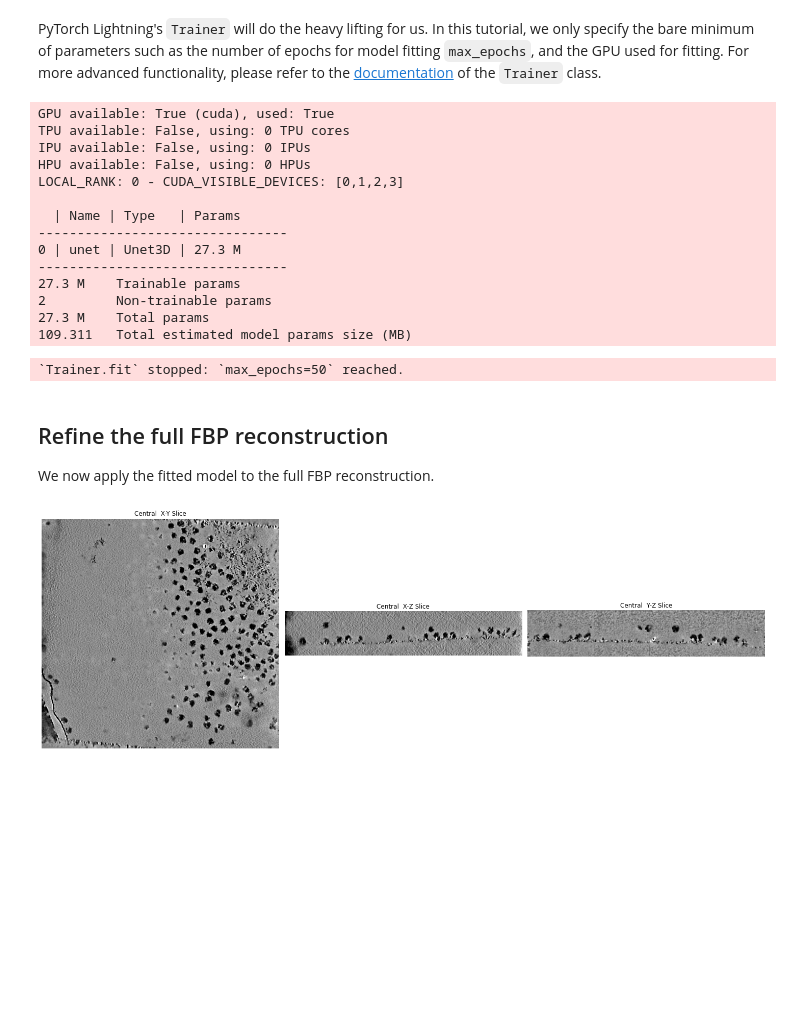
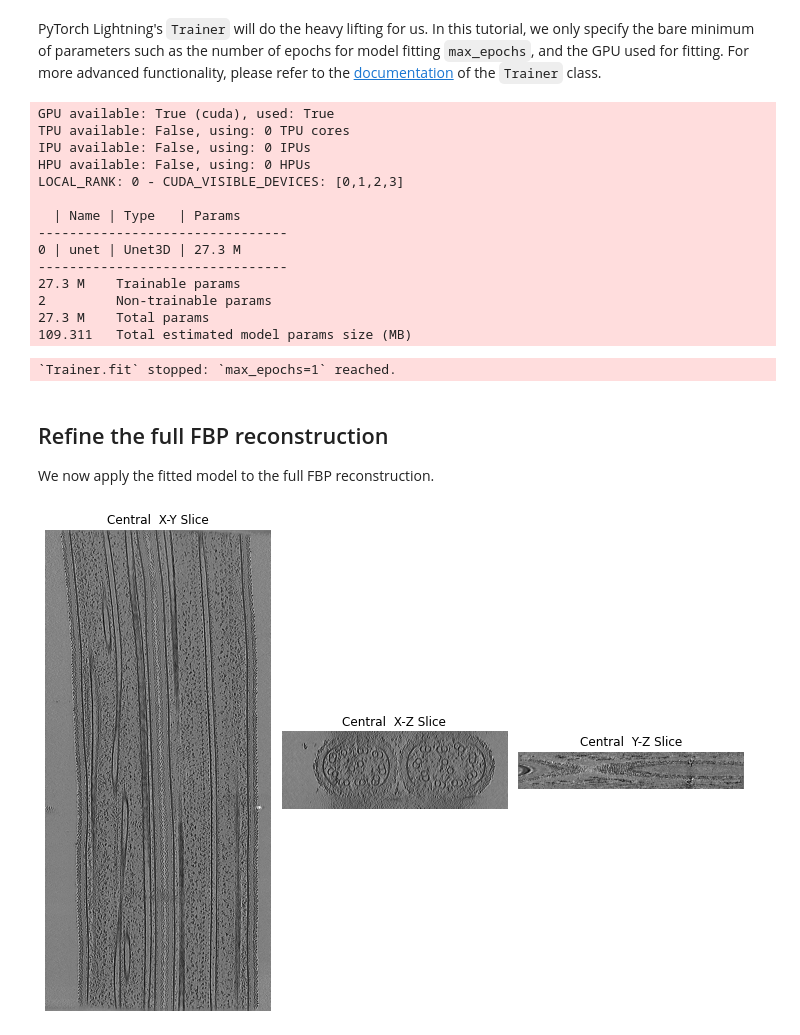
Before and after one commit to MLI-lab/DeepDeWedge, a Jupyter notebook: tutorial.ipynb, the cells around one changed output. Saved outputs shown, nothing was run; the diff lists cells and outputs as text; code cells hidden in the pictures; blank space fills up the shorter version.

```diff
--- a/tutorial.ipynb
+++ b/tutorial.ipynb
@@ -94,15 +112,15 @@ for k in range(3):
 We create a fitting and a validation dataloader which return batches of elements from the fitting and validation sets:
 # %%
 batch_size = 5
-num_workers = 10
+num_workers = 30
 
-fitting_dataloader = DataLoader(
+fitting_dataloader = MultiEpochsDataLoader(
     dataset=fitting_dataset,
     batch_size=batch_size,
     num_workers=num_workers,
     pin_memory=True,
 )
-val_dataloader = DataLoader(
+val_dataloader = MultiEpochsDataLoader(
     dataset=val_dataset,
     batch_size=batch_size,
     num_workers=num_workers,
@@ -125,10 +143,7 @@ unet_params = {
 
 avg_model_input_mean, avg_model_input_var = get_avg_model_input_mean_and_var(
     fitting_dataloader,
-    batches=3
-    * len(
-        fitting_dataloader
-    ),  # compute mean and variance of the model inputs using three passes through the entire dataset
+    batches=3*len(fitting_dataloader),  # compute mean and variance of the model inputs using three passes through the entire dataset
     verbose=True,
 )
 unet_params["normalization_loc"] = avg_model_input_mean
@@ -209,22 +224,18 @@ Estimated Total Size (MB): 10418.70
 PyTorch Lightning's ``Trainer`` will do the heavy lifting for us. In this tutorial, we only specify the bare minimum of parameters such as the number of epochs for model fitting `max_epochs`, and the GPU used for fitting. For more advanced functionality, please refer to the [documentation](https://lightning.ai/docs/pytorch/stable/common/trainer.html) of the ``Trainer`` class.
 # %%
 trainer = pl.Trainer(
-    max_epochs=50,  # you can fit for longer but 50 epochs should alredy give a decent result
+    max_epochs=300,  # you can fit using more epochs (in the paper we used 1000) but 300 epochs should alredy give a decent result
     accelerator="gpu",
-    devices=[3],
-    check_val_every_n_epoch=1,
+    devices=[0],
+    check_val_every_n_epoch=10,
     deterministic=True,  # to ensure reproducability
-    logger=pl.loggers.CSVLogger(
-        "csv_logs", name="tutorial"
-    ),  # the logger creates a folder "csv_logs" and saves all logs as csv files there
-    # logger=pl.loggers.TensorBoardLogger("tensorboard_logs", name="tutorial"),  # the TensorBoard logger offers more functionality than the CSVLogger
-    callbacks=[
-        pl.callbacks.ModelCheckpoint(
-            dirpath="./ckpts", filename="{epoch}-{val_loss:.5f}", save_top_k=-1
-        )
-    ],
+    logger=pl.loggers.CSVLogger("csv_logs", name="tutorial"),  # the logger creates a folder "csv_logs" and saves all logs as csv files there
+    # logger=pl.loggers.TensorBoardLogger("tensorboard_logs", name="tutorial_tomo110"),  # the TensorBoard logger offers more functionality than the CSVLogger,
+
 )
 trainer.fit(lit_unet, fitting_dataloader, val_dataloader)
+
+trainer.save_checkpoint("./fitted_model_epoch=299.ckpt")
 # %% [output]
 GPU available: True (cuda), used: True
 TPU available: False, using: 0 TPU cores
@@ -240,22 +251,25 @@ LOCAL_RANK: 0 - CUDA_VISIBLE_DEVICES: [0,1,2,3]
 2         Non-trainable params
 27.3 M    Total params
 109.311   Total estimated model params size (MB)
-`Trainer.fit` stopped: `max_epochs=50` reached.
+`Trainer.fit` stopped: `max_epochs=1` reached.
 # %% [markdown]
 ## Refine the full FBP reconstruction
 
 We now apply the fitted model to the full FBP reconstruction.
-# %%
-tomo_ref = refine_tomogram(
-    tomo=tomo_full.cuda(1),
-    lightning_model=lit_unet.cuda(1),
-    subtomo_size=80,
-    subtomo_extraction_strides=[40, 40, 40],
-    batch_size=10,
-)
-tomo_ref = tomo_ref.cpu()
-plot_tomo_slices(
-    tomo_ref.clamp(-3 * tomo_ref.std(), 3 * tomo_ref.std()), figsize=(20, 10)
-).show()
-# %% [output]
-[figure, removed]
+# %%
+# we load a fitted model, comment this out if you want to use the model you just trained
+lit_unet = LitUnet3D.load_from_checkpoint("./tutorial_data/fitted_model_epoch=299.ckpt")
+
+tomo_ref = refine_tomogram(
+    tomo=tomo_full.to("cuda:0"),
+    lightning_model=lit_unet.to("cuda:0"),
+    subtomo_size=96,  # this should be the same as the subtomo_size used for the model fitting
+    subtomo_extraction_strides=[64, 64, 64],  # this can differ from the subtomo_extraction_strides used for the model fitting; reduce the stride lengths if you observe artifacts in the refined tomogram
+    batch_size=10,
+)
+tomo_ref = tomo_ref.cpu()
+plot_tomo_slices(
+    tomo_ref.clamp(-3 * tomo_ref.std(), 3 * tomo_ref.std()), figsize=(10, 15)
+).show()
+# %% [output]
+[figure, added]
```
Also changed, not shown: parts of 10 cells of this notebook, 4 other files.
